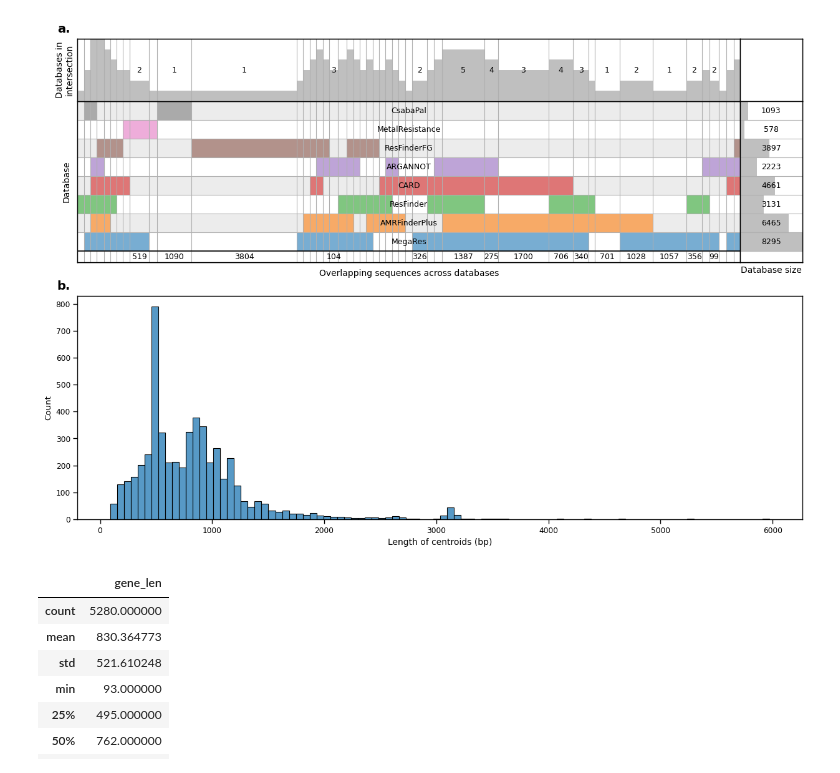
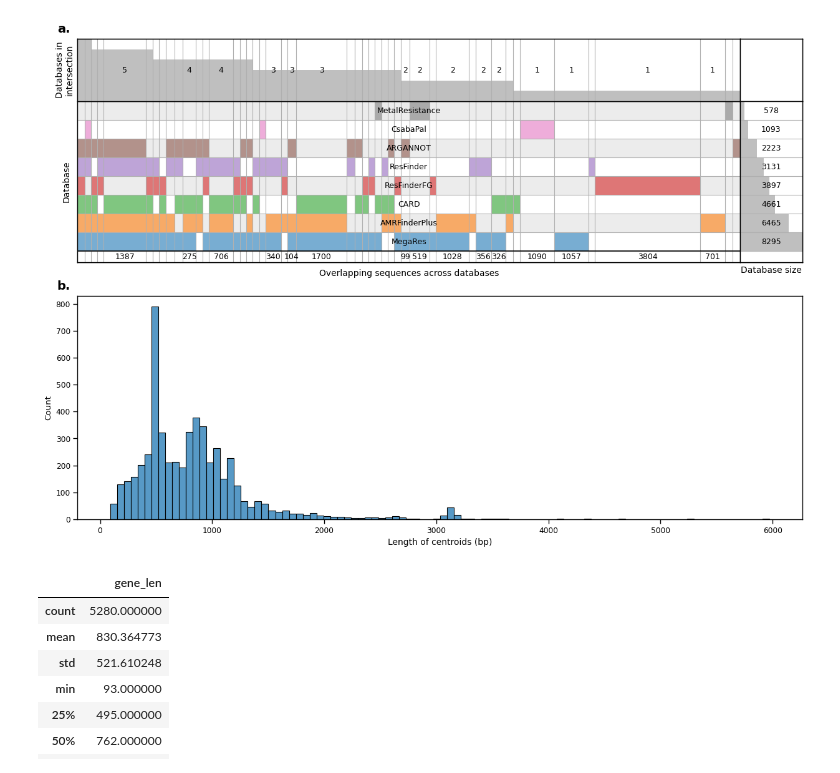
Before and after one commit to genomicepidemiology/argprofiler-paper-notebooks, a Jupyter notebook: panRes.ipynb, the cells around one changed output. Cells and saved outputs as stored; diff of their text form; code cells hidden in the pictures.

```diff
--- a/panRes.ipynb
+++ b/panRes.ipynb
@@ -19,6 +19,6 @@ def figure_saver(fig, prefix, contexts=['paper'], formats=['.png', '.pdf', '.tif
 
 sns.set_context('paper')
 # %%
-df = pd.read_csv('data/pan_master_gene_tbl.tsv', sep='\t')
+df = pd.read_csv('https://zenodo.org/records/8055116/files/PanRes_data_v1.0.0.tsv', sep='\t', skiprows=1)
 df
 # %% [output]
@@ -37,6 +37,6 @@ df
 30400 rows × 8 columns
 # %%
-sets = df.groupby('database')['# userGeneName'].unique().apply(set)
+sets = df.groupby('database')['userGeneName'].unique().apply(set)
 # %%
 names = {
     'CARD_AMR_genes': 'CARD',
@@ -52,34 +52,35 @@ names = {
 fig = plt.figure(figsize=(15,10))
 gs = gridspec.GridSpec(ncols=2, nrows=2, hspace=0.15, wspace=0.2, width_ratios=[1, .75])
 
 ax_venn = fig.add_subplot(gs[0,:])
 ax_hist = fig.add_subplot(gs[1,:])
 
 sv = supervenn(sets.tolist(), sets.index.map(names).tolist(),
                ax=ax_venn,
                widths_minmax_ratio=0.06,
-               sets_ordering='chunk count',
+               sets_ordering='size',
+               chunks_ordering='occurrence',
                min_width_for_annotation=99,
                fontsize=9)
 
 sns.histplot(
-    data = df.loc[df['# userGeneName'] == df['chosenSeq']].drop_duplicates(subset=['# userGeneName']),
+    data = df.loc[df['userGeneName'] == df['chosenSeq']].drop_duplicates(subset=['userGeneName']),
     x = 'gene_len',
     ax = ax_hist
 )
 
 sv.axes['main'].set_xlabel('Overlapping sequences across databases',fontsize=10)
 sv.axes['main'].set_ylabel('Database', fontsize=10)
 
 sv.axes['top_side_plot'].set_ylabel('Databases in\nintersection', fontsize=10)
 sv.axes['right_side_plot'].set_xlabel('Database size', fontsize=10)
 
 ax_hist.set_xlabel('Length of centroids (bp)',fontsize=10)
 
 ax_venn.text(-0.01, 1.07, 'a.', transform=ax_venn.transAxes, fontsize=14, va='top', ha='right', fontweight='bold')
 ax_hist.text(-0.01, 1.07, 'b.', transform=ax_hist.transAxes, fontsize=14, va='top', ha='right', fontweight='bold')
 
 figure_saver(fig=fig, prefix='figures/panres')
 # %% [output]
-[figure, old version]
+[figure, new version]
 # %%
```
Also changed, not shown: parts of 2 cells of this notebook, 1 other file.
